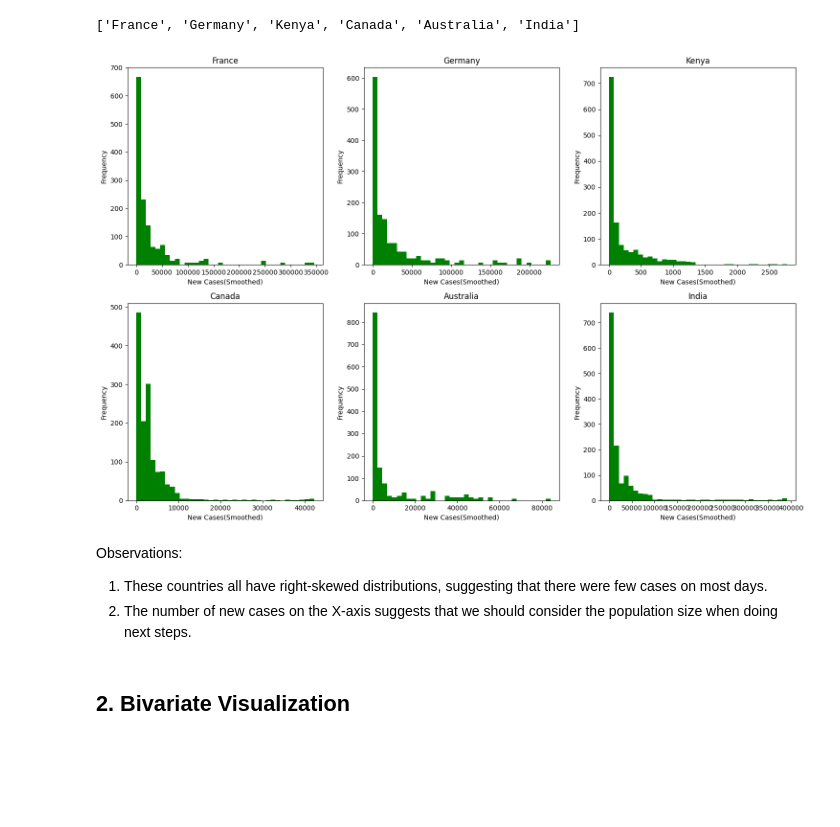
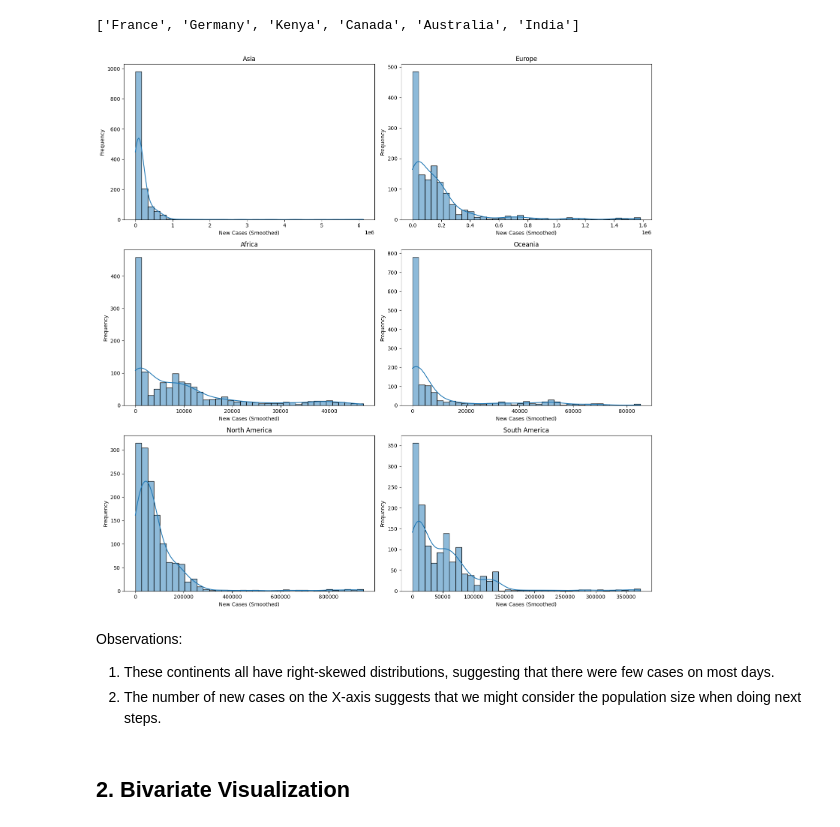
Before and after one commit to fengyu20/covid_data_analysis, a Jupyter notebook: covid_analysis.ipynb, the cells around one changed output. Cells and saved outputs as stored; diff of their text form; code cells hidden in the pictures; blank space fills up the shorter version.

```diff
--- a/covid_analysis.ipynb
+++ b/covid_analysis.ipynb
@@ -115,35 +120,36 @@ def create_histograms(ax, name):
     continent_df = covid_df[covid_df['location'] == name]
     new_cases_smoothed = continent_df['new_cases_smoothed'].dropna()
 
-    bins_sqrt = int(np.sqrt(len(new_cases_smoothed))) if len(new_cases_smoothed) > 0 else 1
+    sns.histplot(new_cases_smoothed, bins=bins_sqrt, kde=True, ax=ax)
 
-
-    ax.hist(new_cases_smoothed, bins=bins_sqrt,color='green')
-    ax.set_xlabel('New Cases(Smoothed)')
+    ax.set_title(name)
+    ax.set_xlabel('New Cases (Smoothed)')
     ax.set_ylabel('Frequency')
-    ax.set_title(f'{name}')
 # %%
-rows, cols = return_cols_row(target_countries_list, cols = 3)
+def create_plots(list_name, plot_function, cols = 4):
+    rows, cols = return_cols_row(list_name, cols)
 
-fig, axs = plt.subplots(rows, cols, figsize=(15, 5 * rows))
+    fig, axs = plt.subplots(rows, cols, figsize=(15, 5 * rows))
 
-axs = axs.flatten()
+    axs = axs.flatten()
 
-for idx, name in enumerate(target_countries_list):
-    create_histograms(axs[idx], name)
+    for idx, name in enumerate(list_name):
+        plot_function(axs[idx], name)
 
-for j in range(idx + 1, rows * cols):
-    axs[j].set_visible(False)
+    for j in range(idx + 1, rows * cols):
+        axs[j].set_visible(False)
 
-plt.tight_layout()
-plt.show()
+    plt.tight_layout()
+    plt.show()
-# %% [output]
-[figure, removed]
+# %%
+create_plots(continent_list, create_histograms, cols = 2 )
+# %% [output]
+[figure, added]
 # %% [markdown]
 Observations:
 
-1. These countries all have right-skewed distributions, suggesting that there were few cases on most days.
-2. The number of new cases on the X-axis suggests that we should consider the population size when doing next steps.
+1. These continents all have right-skewed distributions, suggesting that there were few cases on most days.
+2. The number of new cases on the X-axis suggests that we might consider the population size when doing next steps.
 # %% [markdown]
 ## 2. Bivariate Visualization
 # %% [markdown]
```
Also changed, not shown: parts of 7 cells of this notebook.
